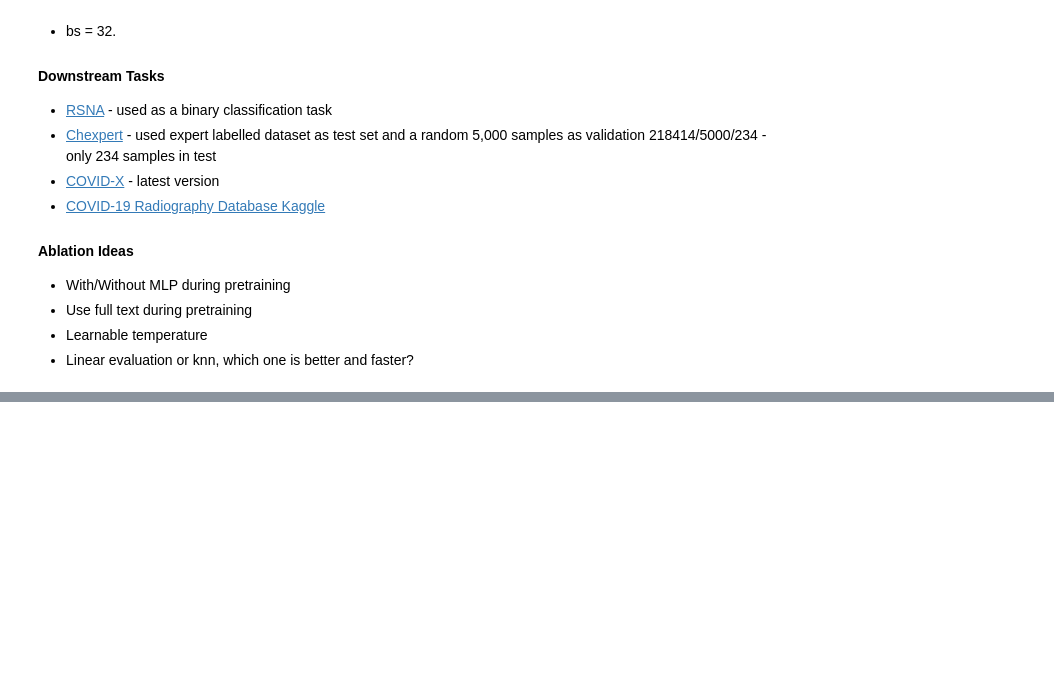
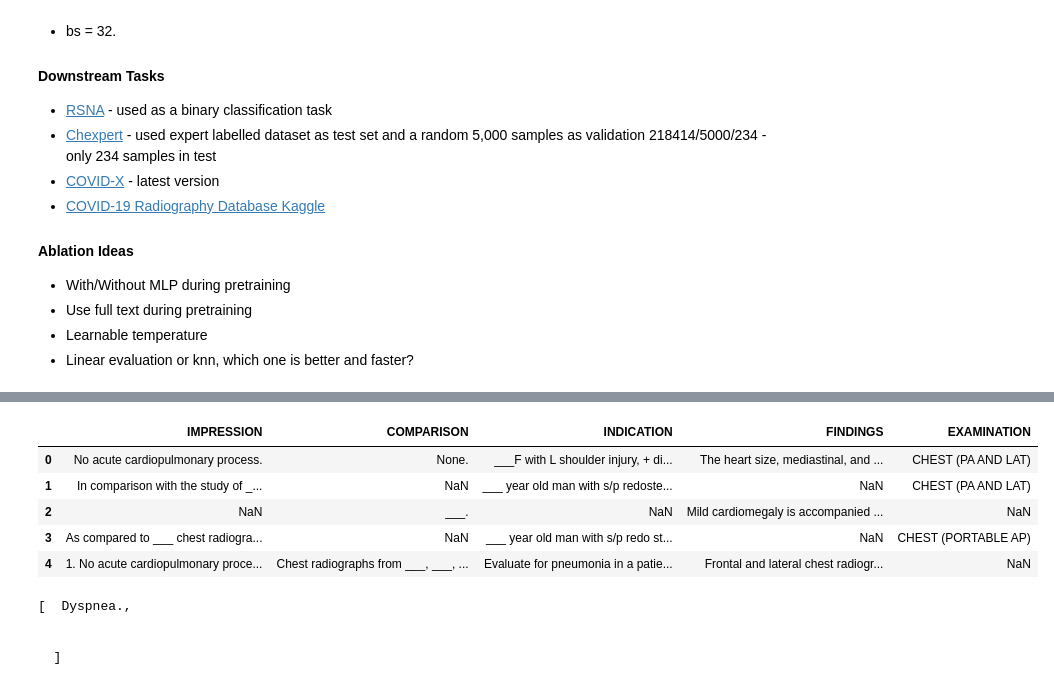
Before and after one commit to KeremTurgutlu/self_supervised, a Jupyter notebook: examples/multimodal/02 - training_convirt_mimic_cxr.ipynb, the cells around one changed output, grey strips where cells are left out. Cells and saved outputs as stored; diff of their text form; code cells hidden in the pictures; blank space fills up the shorter version.

```diff
--- a/examples/multimodal/02 - training_convirt_mimic_cxr.ipynb
+++ b/examples/multimodal/02 - training_convirt_mimic_cxr.ipynb
@@ -172,0 +235,9 @@ list(doc.sents)
+# %%
+reports_df[list(sorted_cols_counts.head(5).index)].head()
+# %% [output]
+|  | IMPRESSION | COMPARISON | INDICATION | FINDINGS | EXAMINATION |
+| 0 | No acute cardiopulmonary process. | None. | ___F with L shoulder injury, + di... | The heart size, mediastinal, and ... | CHEST (PA AND LAT) |
+| 1 | In comparison with the study of _... | NaN | ___ year old man with s/p redoste... | NaN | CHEST (PA AND LAT) |
+| 2 | NaN | ___. | NaN | Mild cardiomegaly is accompanied ... | NaN |
+| 3 | As compared to ___ chest radiogra... | NaN | ___ year old man with s/p redo st... | NaN | CHEST (PORTABLE AP) |
+| 4 | 1. No acute cardiopulmonary proce... | Chest radiographs from ___, ___, ... | Evaluate for pneumonia in a patie... | Frontal and lateral chest radiogr... | NaN |
@@ -172,0 +250,8 @@ list(doc.sents)
+# %%
+doc = nlp(t)
+list(doc.sents)
+# %% [output]
+[  Dyspnea.,
+
+
+  ]
```
Also changed, not shown: parts of 42 cells of this notebook.
